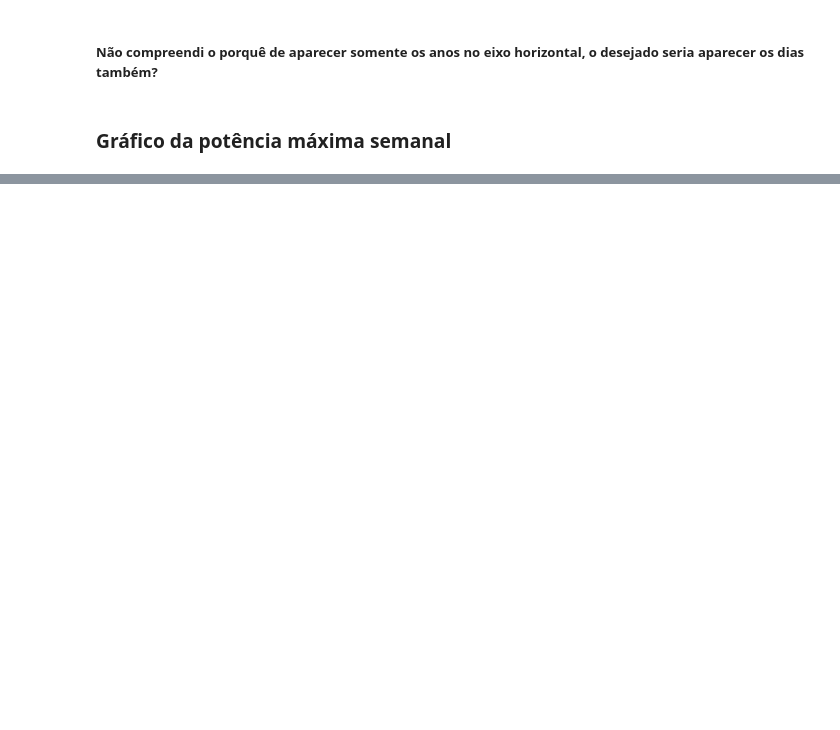
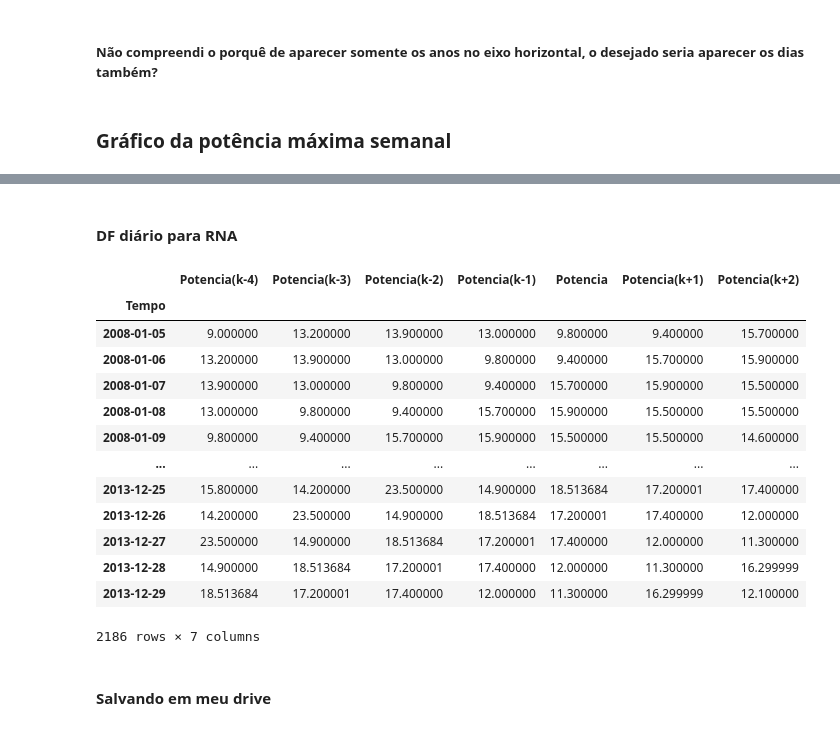
Before and after one commit to V-kr0pt/previsao-de-demanda, a Jupyter notebook: Notebooks/Notebooks_Potencia/Dados_Potencia.ipynb, the cells around one changed output, grey strips where cells are left out. Saved outputs shown, nothing was run; the diff lists cells and outputs as text; code cells hidden in the pictures; blank space fills up the shorter version.

```diff
--- a/Notebooks/Notebooks_Potencia/Dados_Potencia.ipynb
+++ b/Notebooks/Notebooks_Potencia/Dados_Potencia.ipynb
@@ -193,0 +211,38 @@ fig2.savefig(path_plot_semanal, format='png')
+# %% [markdown]
+#### DF diário para RNA
+# %%
+#janela
+kdelayDia = 4
+kprevisionDia = 2
+
+df_kdiario = df_maxpot_dia
+
+for i in range(1,kdelayDia+1):
+  var_temp = df_maxpot_dia.shift(i).rename(columns={f"Potencia":\
+                                                    f"Potencia(k-{i})"})
+  df_kdiario = pd.concat([var_temp, df_kdiario], axis=1).dropna(axis=0)
+
+for i in range(1, kprevisionDia+1):
+  var_temp = df_maxpot_dia.shift(-i).rename(columns={f"Potencia":\
+                                                     f"Potencia(k+{i})"})
+  df_kdiario = pd.concat([df_kdiario, var_temp], axis=1).dropna(axis=0)
+
+
+df_kdiario
+# %% [output]
+|  | Potencia(k-4) | Potencia(k-3) | Potencia(k-2) | Potencia(k-1) | Potencia | Potencia(k+1) | Potencia(k+2) |
+| Tempo |  |  |  |  |  |  |  |
+| 2008-01-05 | 9.000000 | 13.200000 | 13.900000 | 13.000000 | 9.800000 | 9.400000 | 15.700000 |
+| 2008-01-06 | 13.200000 | 13.900000 | 13.000000 | 9.800000 | 9.400000 | 15.700000 | 15.900000 |
+| 2008-01-07 | 13.900000 | 13.000000 | 9.800000 | 9.400000 | 15.700000 | 15.900000 | 15.500000 |
+| 2008-01-08 | 13.000000 | 9.800000 | 9.400000 | 15.700000 | 15.900000 | 15.500000 | 15.500000 |
+| 2008-01-09 | 9.800000 | 9.400000 | 15.700000 | 15.900000 | 15.500000 | 15.500000 | 14.600000 |
+| ... | ... | ... | ... | ... | ... | ... | ... |
+| 2013-12-25 | 15.800000 | 14.200000 | 23.500000 | 14.900000 | 18.513684 | 17.200001 | 17.400000 |
+| 2013-12-26 | 14.200000 | 23.500000 | 14.900000 | 18.513684 | 17.200001 | 17.400000 | 12.000000 |
+| 2013-12-27 | 23.500000 | 14.900000 | 18.513684 | 17.200001 | 17.400000 | 12.000000 | 11.300000 |
+| 2013-12-28 | 14.900000 | 18.513684 | 17.200001 | 17.400000 | 12.000000 | 11.300000 | 16.299999 |
+| 2013-12-29 | 18.513684 | 17.200001 | 17.400000 | 12.000000 | 11.300000 | 16.299999 | 12.100000 |
+2186 rows × 7 columns
+# %% [markdown]
+#### Salvando em meu drive
```
Also changed, not shown: parts of 12 cells of this notebook.
